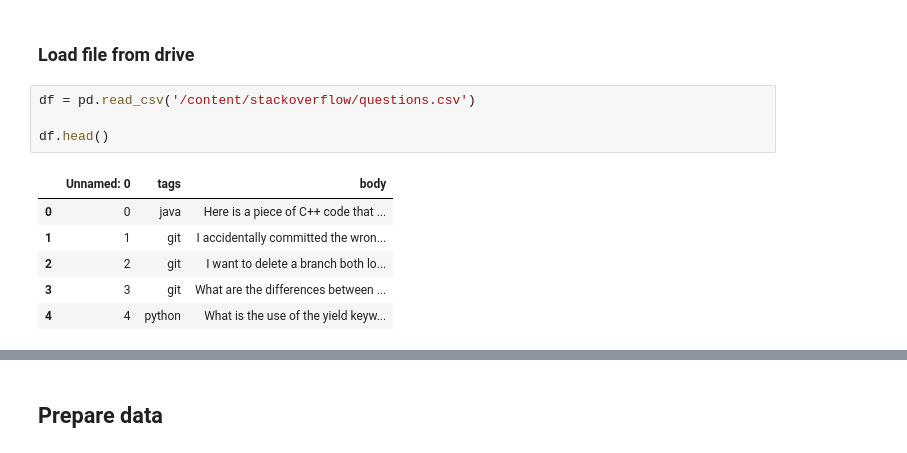
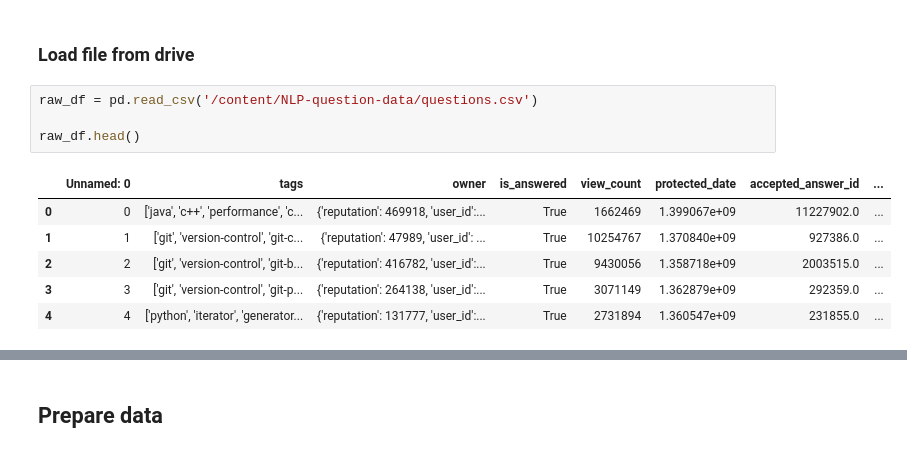
Before and after one commit to EnsarIshakoglu/NLP, a Jupyter notebook: NLP_Text_Classification.ipynb, the cells around one changed output, grey strips where cells are left out. Drawn from its saved outputs; the diff is of its cells as text.

```diff
--- a/NLP_Text_Classification.ipynb
+++ b/NLP_Text_Classification.ipynb
@@ -132,13 +115,13 @@ Drive not mounted, so nothing to flush and unmount.
 # %% [markdown]
 ### Load file from drive
 # %%
-df = pd.read_csv('/content/stackoverflow/questions.csv')
+raw_df = pd.read_csv('/content/NLP-question-data/questions.csv')
 
-df.head()
+raw_df.head()
 # %% [output]
-|  | Unnamed: 0 | tags | body |
-| 0 | 0 | java | Here is a piece of C++ code that ... |
-| 1 | 1 | git | I accidentally committed the wron... |
-| 2 | 2 | git | I want to delete a branch both lo... |
-| 3 | 3 | git | What are the differences between ... |
-| 4 | 4 | python | What is the use of the yield keyw... |
+|  | Unnamed: 0 | tags | owner | is_answered | view_count | protected_date | accepted_answer_id | ... |
+| 0 | 0 | ['java', 'c++', 'performance', 'c... | {'reputation': 469918, 'user_id':... | True | 1662469 | 1.399067e+09 | 11227902.0 | ... |
+| 1 | 1 | ['git', 'version-control', 'git-c... | {'reputation': 47989, 'user_id': ... | True | 10254767 | 1.370840e+09 | 927386.0 | ... |
+| 2 | 2 | ['git', 'version-control', 'git-b... | {'reputation': 416782, 'user_id':... | True | 9430056 | 1.358718e+09 | 2003515.0 | ... |
+| 3 | 3 | ['git', 'version-control', 'git-p... | {'reputation': 264138, 'user_id':... | True | 3071149 | 1.362879e+09 | 292359.0 | ... |
+| 4 | 4 | ['python', 'iterator', 'generator... | {'reputation': 131777, 'user_id':... | True | 2731894 | 1.360547e+09 | 231855.0 | ... |
```
Also changed, not shown: parts of 26 cells of this notebook.
